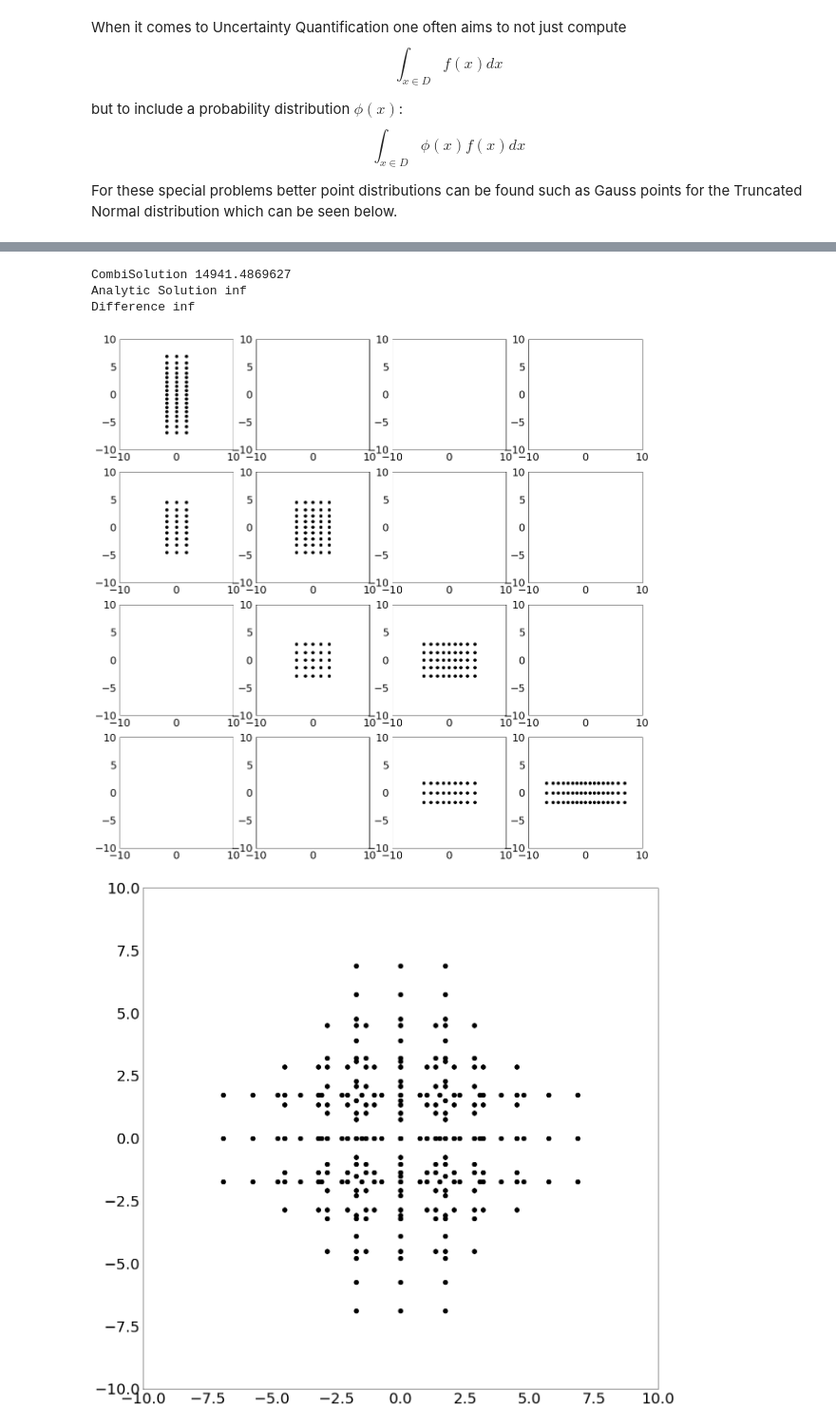
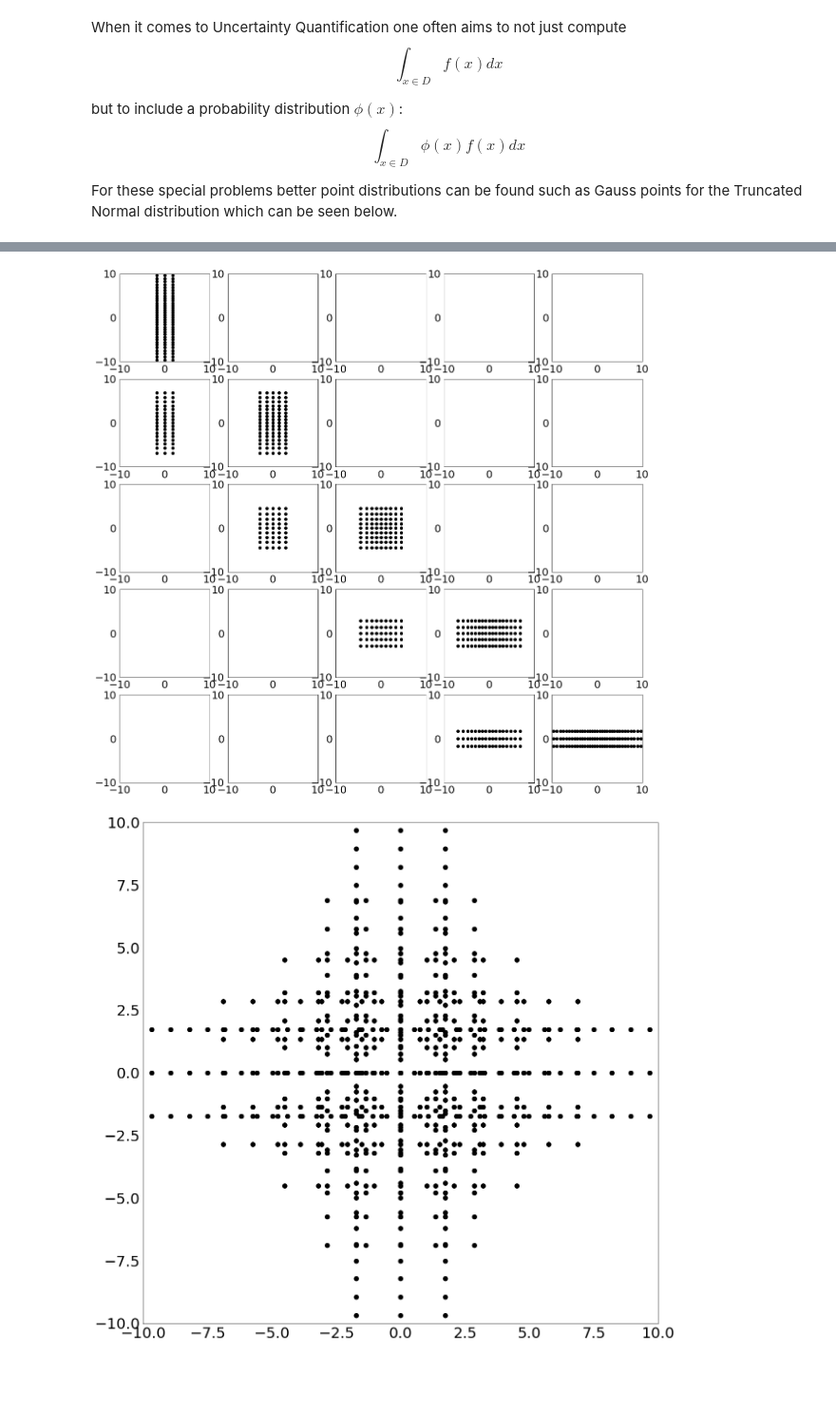
Before and after one commit to obersteiner/sparseSpACE, a Jupyter notebook: Grid_Tutorial.ipynb, the cells around one changed output, grey strips where cells are left out. Shown: that part at 95% size. Cells and saved outputs as stored; diff of their text form; code cells hidden in the pictures; blank space fills up the shorter version.

```diff
--- a/Grid_Tutorial.ipynb
+++ b/Grid_Tutorial.ipynb
@@ -205,14 +205,15 @@ dim = 2
 coeffs = np.ones(dim)
 a = np.ones(dim) * -10
 b = np.ones(dim) * 10
-grid = TruncatedNormalDistributionGrid(a=a,b=b,dim=dim)
 mean = np.zeros(dim)
 std_dev = np.ones(dim)
-f = FunctionUQNormal(function=GenzCornerPeak(coeffs=coeffs), mean=mean, std_dev=std_dev, a=a, b=b)
+grid = TruncatedNormalDistributionGrid(a=a,b=b,dim=dim, mean=mean, std_dev=std_dev)
+
+model = FunctionUQNormal2(FunctionUQ2(), mean, std_dev, a, b)
 combiObject = StandardCombi(a, b, grid)
 minimum_level = 1
-maximum_level = 4
-combiObject.perform_combi(minimum_level, maximum_level, f)
+maximum_level = 5
+combiObject.perform_combi(minimum_level, maximum_level, model)
 combiObject.print_resulting_combi_scheme()
 combiObject.print_resulting_sparsegrid()
 # %% [output]
@@ -234,5 +232,2 @@ combiObject.print_resulting_sparsegrid()
-CombiSolution 14941.4869627
-Analytic Solution inf
-Difference inf
-[figure, old version]
+[figure, new version]
-[figure, old version]
+[figure, new version]
```
Also changed, not shown: parts of 2 cells of this notebook, 6 other files.
